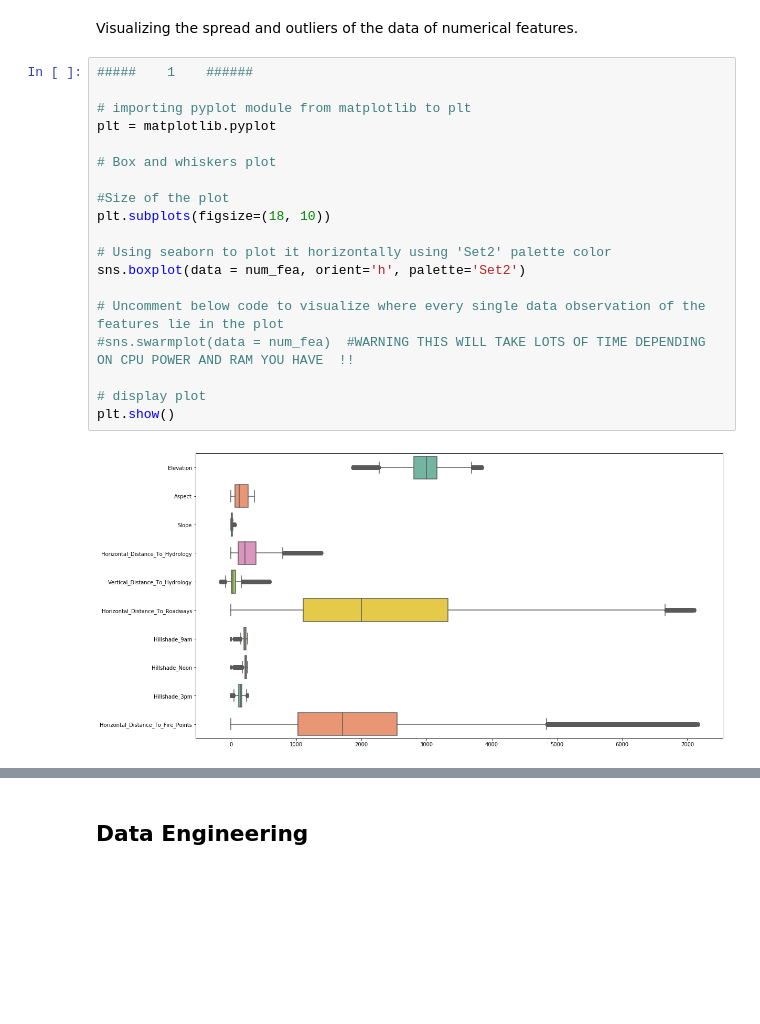
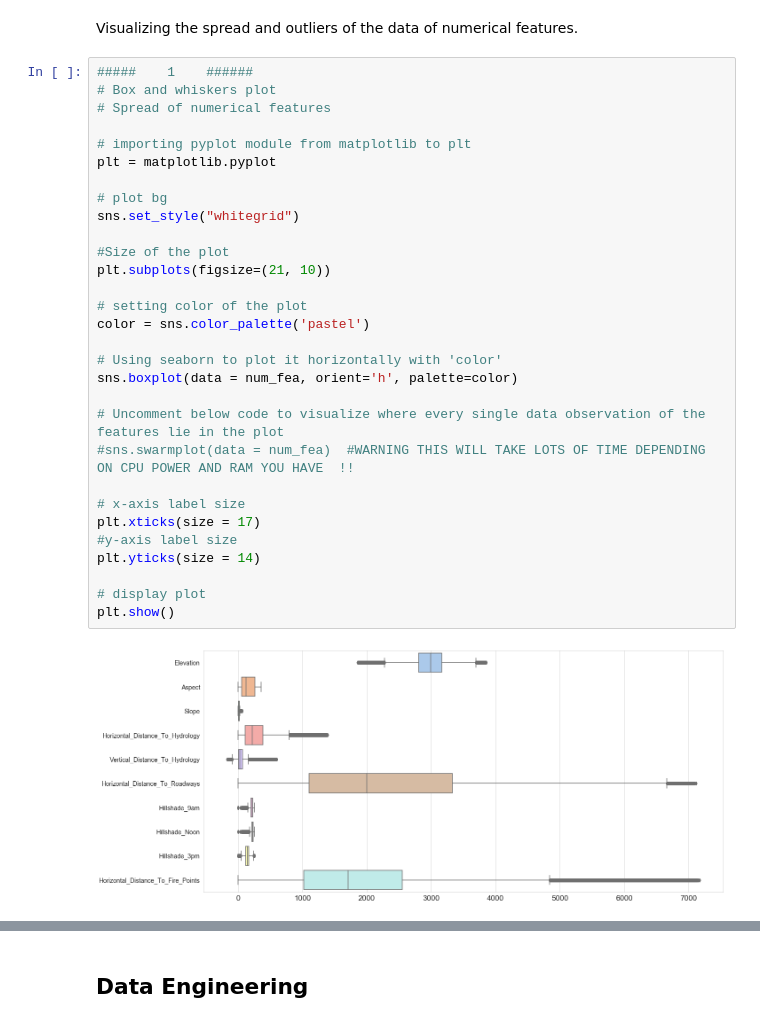
Before and after one commit to JuzerShakir/Forest_Cover-Type, a Jupyter notebook: result.ipynb, the cells around one changed output, grey strips where cells are left out. Drawn from its saved outputs; the diff is of its cells as text; blank space fills up the shorter version.

```diff
--- a/result.ipynb
+++ b/result.ipynb
@@ -359,23 +359,34 @@ Enough of looking at bunch of numbers! Lets Visualize them...!
 Visualizing the spread and outliers of the data of numerical features.
 # %%
 #####    1    ######
+# Box and whiskers plot
+# Spread of numerical features
 
 # importing pyplot module from matplotlib to plt
 plt = matplotlib.pyplot
 
-# Box and whiskers plot
+# plot bg
+sns.set_style("whitegrid")
 
 #Size of the plot
-plt.subplots(figsize=(18, 10))
+plt.subplots(figsize=(21, 10))
 
-# Using seaborn to plot it horizontally using 'Set2' palette color
-sns.boxplot(data = num_fea, orient='h', palette='Set2')
+# setting color of the plot
+color = sns.color_palette('pastel')
+
+# Using seaborn to plot it horizontally with 'color'
+sns.boxplot(data = num_fea, orient='h', palette=color)
 
 # Uncomment below code to visualize where every single data observation of the features lie in the plot
 #sns.swarmplot(data = num_fea)  #WARNING THIS WILL TAKE LOTS OF TIME DEPENDING ON CPU POWER AND RAM YOU HAVE  !!
 
+# x-axis label size
+plt.xticks(size = 17)
+#y-axis label size
+plt.yticks(size = 14)
+
 # display plot
 plt.show()
 # %% [output]
-[figure, old version]
+[figure, new version]
 # %% [markdown]
```
Also changed, not shown: parts of 8 cells of this notebook.
